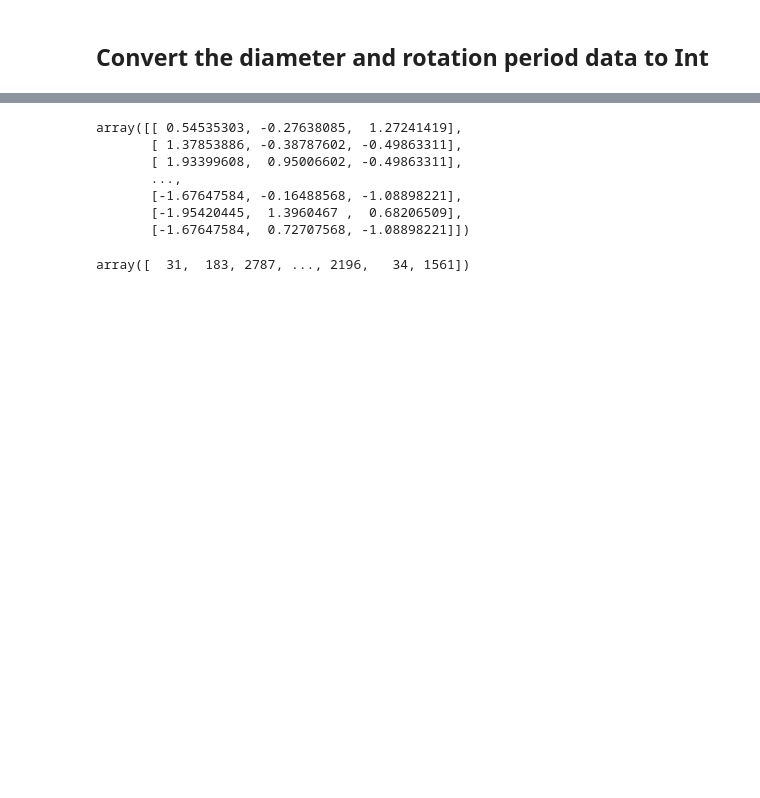
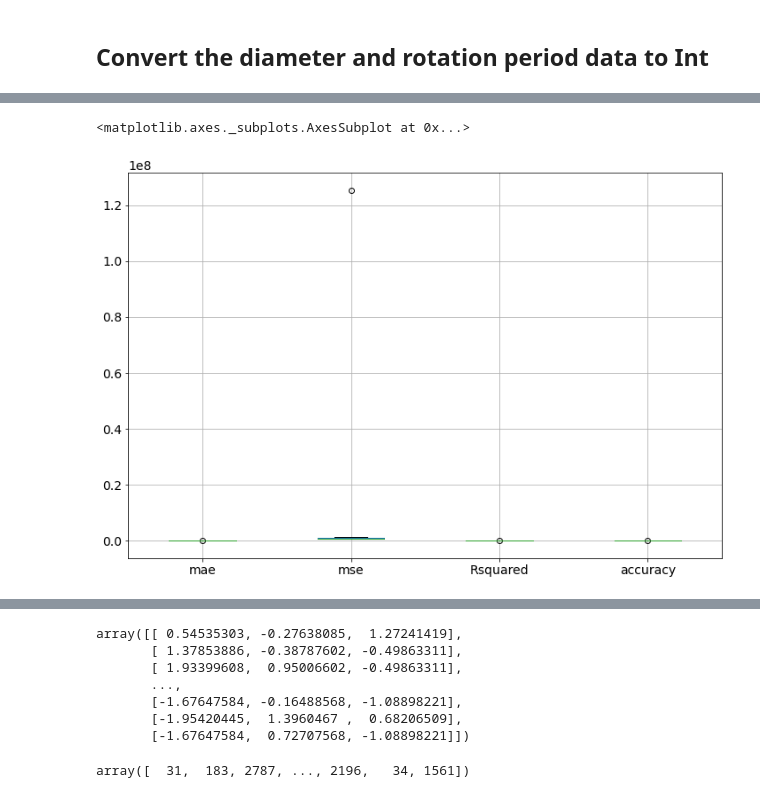
Before and after one commit to jocelynbaduria/cmpe-257_Machine_Learning, a Jupyter notebook: [Jocelyn_Baduria]_HW4_MLP_Regression_257_ML.ipynb, the cells around one changed output, grey strips where cells are left out. Drawn from its saved outputs; the diff is of its cells as text; code cells hidden in the pictures; blank space fills up the shorter version.

```diff
--- a/[Jocelyn_Baduria]_HW4_MLP_Regression_257_ML.ipynb
+++ b/[Jocelyn_Baduria]_HW4_MLP_Regression_257_ML.ipynb
@@ -73,0 +91,3 @@ dtype: object
+# %%
+X = data[['diameter', 'rot_per']]
+y = data['name']
@@ -73,0 +96,9 @@ dtype: object
+# %%
+from sklearn.preprocessing import StandardScaler
+scaler = StandardScaler()
+X = scaler.fit_transform(X)
+# %%
+from sklearn.preprocessing import LabelEncoder
+le = LabelEncoder()
+
+y = le.fit_transform(data['name'])
@@ -73,0 +203,30 @@ dtype: object
+# %%
+import time
+
+max_score = 0.0
+max_class = ''
+# iterate over regressor
+for name, clf in zip(names, regression):
+    start_time = time.process_time()
+    clf.fit(X_train, y_train)
+
+    score = 100.0 * clf.score(X_test, y_test)
+    y_predict = clf.predict(X_test)
+
+
+    mae = np.round(metrics.mean_absolute_error(y_test, y_predict), 2)
+    mse = np.round(metrics.mean_squared_error(y_test, y_predict), 2)
+    rsquared = np.round(metrics.r2_score(y_test, y_predict), 2)
+    output = output.append({'regressor': name, 'mae':mae, 'mse':mse,'Rsquared':rsquared, 'accuracy':score}, ignore_index=True)
+
+    # print("MSE : " , np.round(metrics.mean_squared_error(y_test, y_pred), 2))
+    # print("MAE : " , np.round(metrics.mean_absolute_error(y_test, y_pred), 2))
+    # print("RSquared : " , np.round(metrics.r2_score(y_test, y_pred), 2))
+    # print('Regression = %s, Score (accuracy) = %.2f,' %(name, score), 'Training time = %.2f seconds,'%(time.process_time() - start_time))
+    if score > max_score:
+        clf_best = clf
+        max_score = score
+        max_class = name
+print(output)
+print(80*'-' )
+print('Best --> Regression = %s, Score (accuracy) = %.2f' %(max_class, max_score))
@@ -73,0 +244,6 @@ dtype: object
+# %%
+#plot the output of the various algorithms
+output.boxplot()
+# %% [output]
+<matplotlib.axes._subplots.AxesSubplot at 0x...>
+[figure, added]
```
Also changed, not shown: parts of 19 cells of this notebook.
